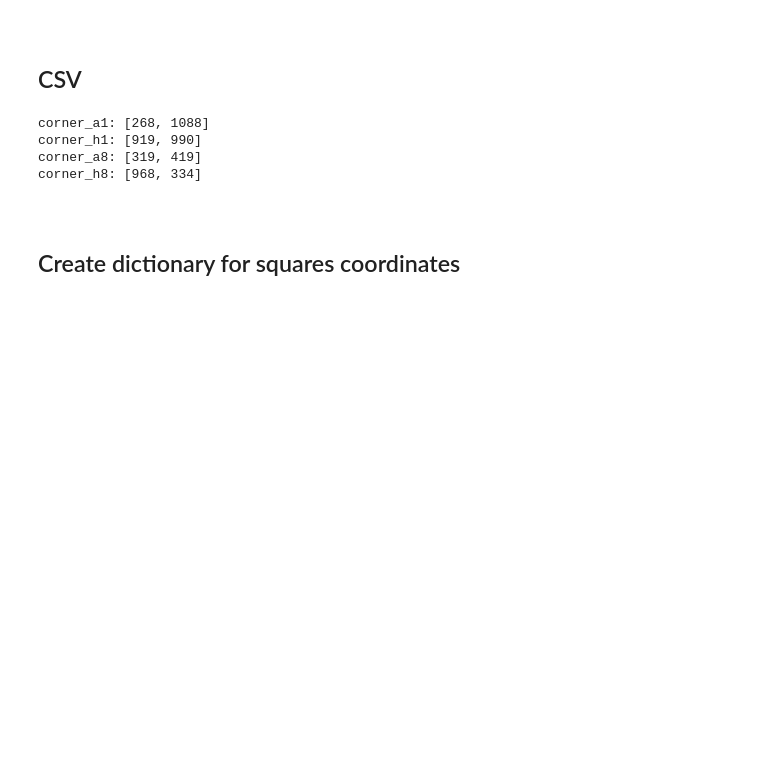
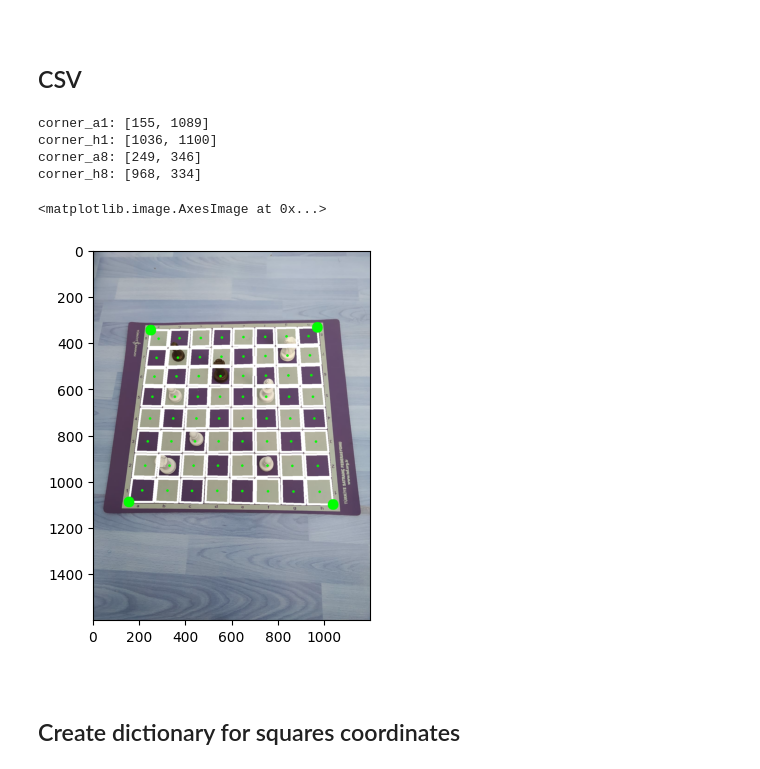
Before and after one commit to Laterunner/Dynamic-Chess-Board-Piece-Extraction, a Jupyter notebook: step-by-step.ipynb, the cells around one changed output. Drawn from its saved outputs; the diff is of its cells as text; code cells hidden in the pictures; blank space fills up the shorter version.

```diff
--- a/step-by-step.ipynb
+++ b/step-by-step.ipynb
@@ -434,36 +459,43 @@ plt.imshow(image)
 # %%
 # for creating csv files for coordinates --> Chess-Board/Board_to_csv.ipynb
 coordinates=pd.read_csv("/Dynamic-Chess-Board-Piece-Extraction/extracted-data/board-square-positions.csv")
 coordinates.tail()
 
 ###############################################
 # corners: clockwise starting upper left      #
 # upperleft   = x1 y1                         #
 # upper right = x2 y2                         #
 # lower right = x3 y3                         #
 # lower left  = x4 y4                         #
 # to get corners check squares 1, 8, 56, 64   #
 ###############################################
 
-#print(coordinates[1:][:1])  # a1 (corner is x4,y4)
+#print(coordinates[0:][:1])  # a1 (corner is x4,y4)
 #print(coordinates[1:][7:8]) # h1 (corner is x3, y3)
 #print(coordinates[56:][0:1])# a8 (corner is x1,y1)
 #print(coordinates[56:][7:8])# h8 (corner is x2,y2)
 
-corner_a1 = coordinates.loc[1, ["x4", "y4"]].tolist()
-corner_h1 = coordinates.loc[7, ["x3", "y3"]].tolist()
-corner_a8 = coordinates.loc[56, ["x1", "y1"]].tolist()
+corner_a1 = coordinates.loc[0, ["x4", "y4"]].tolist() # correct
+corner_h1 = coordinates.loc[7, ["x1", "y1"]].tolist() # correct
+corner_a8 = coordinates.loc[56, ["x3", "y3"]].tolist()
 corner_h8 = coordinates.loc[63, ["x2", "y2"]].tolist()
 
 print("corner_a1:", corner_a1)
 print("corner_h1:", corner_h1)
 print("corner_a8:", corner_a8)
 print("corner_h8:", corner_h8)
+image2 = cv2.circle(image, (int(corner_a1[0]),int(corner_a1[1])), 3, (0,255,0),40)
+image2 = cv2.circle(image, (int(corner_h1[0]),int(corner_h1[1])), 3, (0,255,0),40)
+image2 = cv2.circle(image, (int(corner_a8[0]),int(corner_a8[1])), 3, (0,255,0),40)
+image2 = cv2.circle(image, (int(corner_h8[0]),int(corner_h8[1])), 3, (0,255,0),40)
+plt.imshow(image2)
 # %% [output]
-corner_a1: [268, 1088]
-corner_h1: [919, 990]
-corner_a8: [319, 419]
+corner_a1: [155, 1089]
+corner_h1: [1036, 1100]
+corner_a8: [249, 346]
 corner_h8: [968, 334]
+<matplotlib.image.AxesImage at 0x...>
+[figure, added]
 # %% [markdown]
 <br>
 
```
Also changed, not shown: parts of 16 cells of this notebook.
